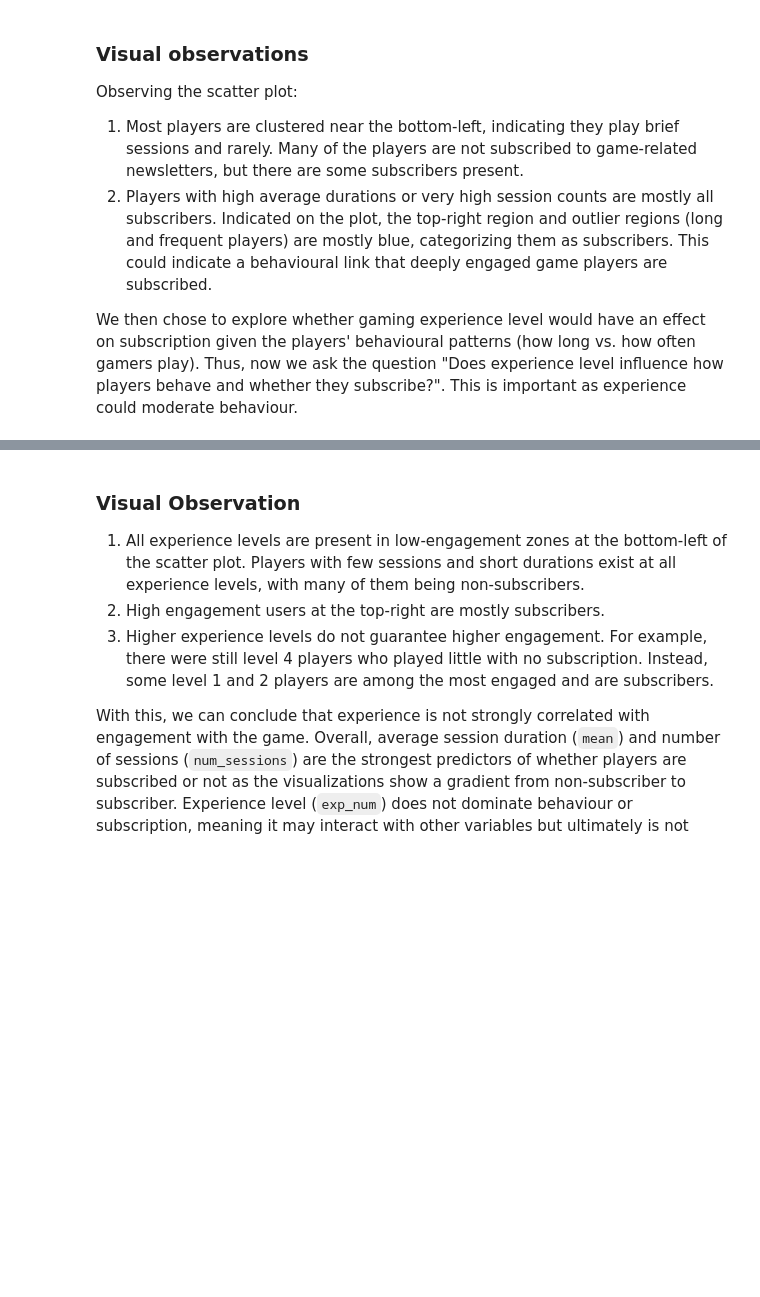
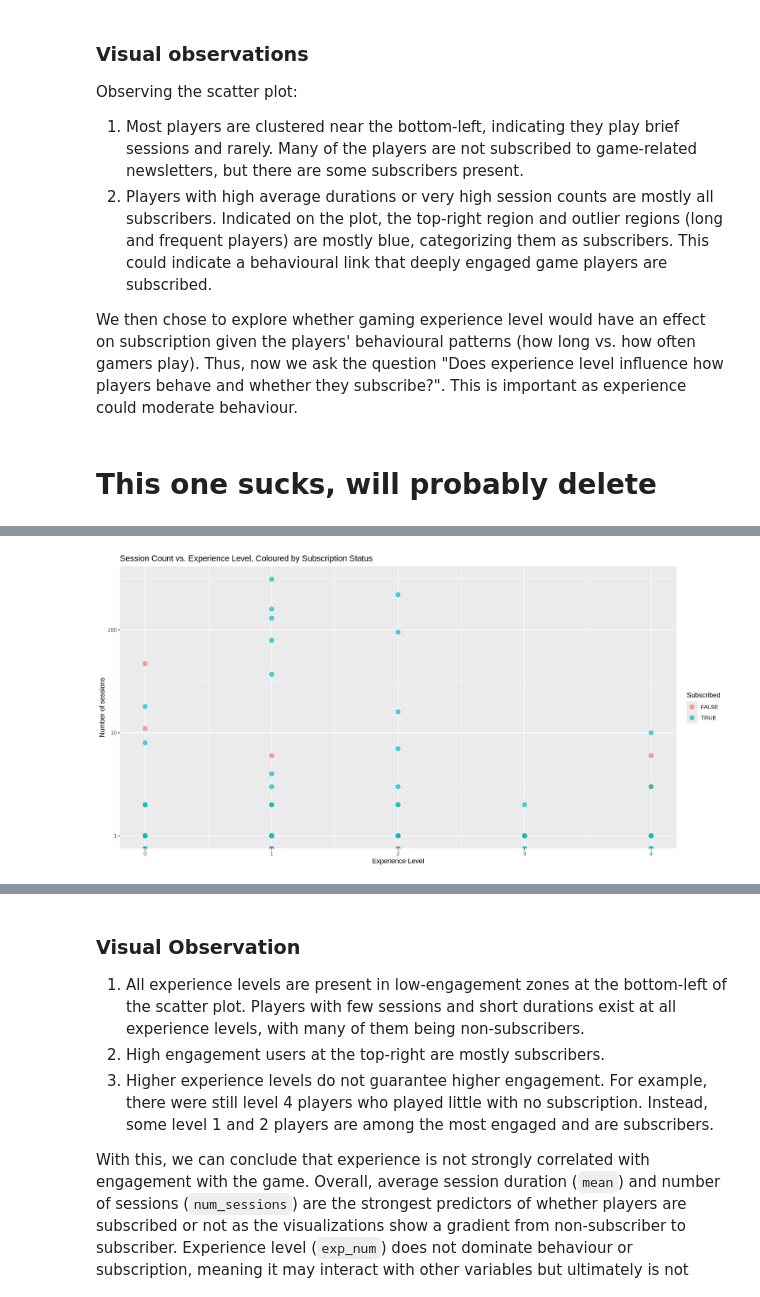
Before and after one commit to YoyoLiu314/group-project, a Jupyter notebook: group_project.ipynb, the cells around one changed output, grey strips where cells are left out. Cells and saved outputs as stored; diff of their text form; code cells hidden in the pictures; blank space fills up the shorter version.

```diff
--- a/group_project.ipynb
+++ b/group_project.ipynb
@@ -240,17 +240,19 @@ Observing the scatter plot:
 2. Players with high average durations or very high session counts are mostly all subscribers. Indicated on the plot, the top-right region and outlier regions (long and frequent players) are mostly blue, categorizing them as subscribers. This could indicate a behavioural link that deeply engaged game players are subscribed.
 
 We then chose to explore whether gaming experience level would have an effect on subscription given the players' behavioural patterns (how long vs. how often gamers play). Thus, now we ask the question "Does experience level influence how players behave and whether they subscribe?". This is important as experience could moderate behaviour.
+# %% [markdown]
+# This one sucks, will probably delete
 # %%
 # Second visualization taking into account experience level
-options(repr.plot.width = 14, repr.plot.height = 7)
-visualization_2 <- ggplot(train_data, aes(x = exp_num, y = num_sessions, color = subscribe)) +
-    geom_point(alpha = 0.7, size = 3) +
-    labs(
-        title = "Session Count vs. Experience Level, Coloured by Subscription Status",
-        x = "Experience Level",
-        y = "Number of sessions",
-        color = "Subscribed"
-        ) +
-    scale_y_log10()
-visualization_2
+# options(repr.plot.width = 14, repr.plot.height = 7)
+# visualization_2 <- ggplot(play_train, aes(x = exp_num, y = num_sessions, color = subscribe)) +
+#     geom_point(alpha = 0.7, size = 3) +
+#     labs(
+#         title = "Session Count vs. Experience Level, Coloured by Subscription Status",
+#         x = "Experience Level",
+#         y = "Number of sessions",
+#         color = "Subscribed"
+#         ) +
+#     scale_y_log10()
+# visualization_2
 # %% [output]
@@ -257,0 +261 @@ ERROR: Error in eval(expr, envir, enclos): object 'train_data' not found
+[figure, added]
```
Also changed, not shown: parts of 8 cells of this notebook.
